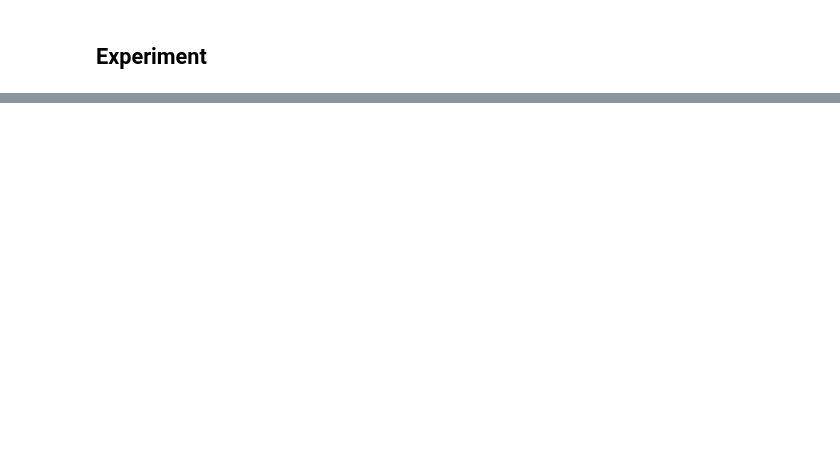
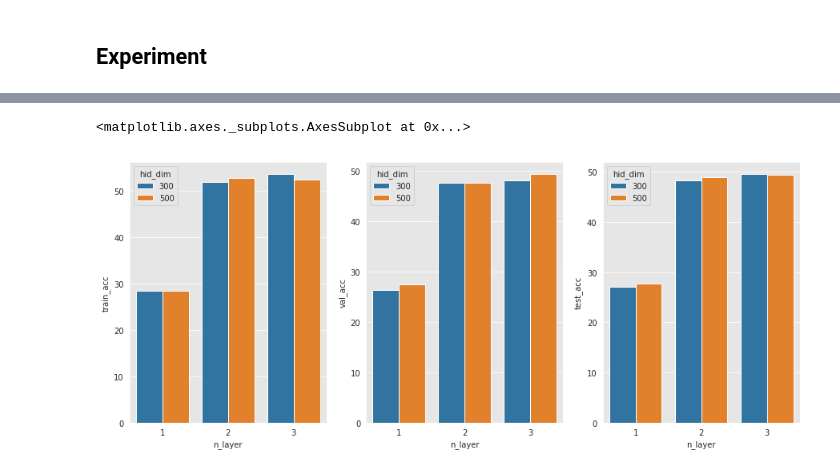
Before and after one commit to heartcored98/Standalone-DeepLearning, a Jupyter notebook: Lec4/Lab6_result_report.ipynb, the cells around one changed output, grey strips where cells are left out. Cells and saved outputs as stored; diff of their text form; code cells hidden in the pictures; blank space fills up the shorter version.

```diff
--- a/Lec4/Lab6_result_report.ipynb
+++ b/Lec4/Lab6_result_report.ipynb
@@ -193,3 +222,30 @@ def experiment(partition, args):
+# %%
+import hashlib
+import json
+from os import listdir
+from os.path import isfile, join
+import pandas as pd
+
+def save_exp_result(setting, result):
+    exp_name = setting['exp_name']
+    hash_key = hashlib.sha1(str(setting).encode()).hexdigest()[:6]
+    filename = './results/{}-{}.json'.format(exp_name, hash_key)
+    result.update(setting)
+    with open(filename, 'w') as f:
+        json.dump(result, f)
+
+
+def load_exp_result(exp_name):
+    dir_path = './results'
+    filenames = [f for f in listdir(dir_path) if isfile(join(dir_path, f)) if '.json' in f]
+    list_result = []
+    for filename in filenames:
+        if exp_name in filename:
+            with open(join(dir_path, filename), 'r') as infile:
+                results = json.load(infile)
+                list_result.append(results)
+    df = pd.DataFrame(list_result) # .drop(columns=[])
+    return df
 # %% [markdown]
 ## Experiment
 # %%
@@ -236,0 +314,16 @@ for var1 in list_var1:
+# %%
+import seaborn as sns
+import matplotlib.pyplot as plt
+
+df = load_exp_result('exp1')
+
+fig, ax = plt.subplots(1, 3)
+fig.set_size_inches(15, 6)
+sns.set_style("darkgrid", {"axes.facecolor": ".9"})
+
+sns.barplot(x='n_layer', y='train_acc', hue='hid_dim', data=df, ax=ax[0])
+sns.barplot(x='n_layer', y='val_acc', hue='hid_dim', data=df, ax=ax[1])
+sns.barplot(x='n_layer', y='test_acc', hue='hid_dim', data=df, ax=ax[2])
+# %% [output]
+<matplotlib.axes._subplots.AxesSubplot at 0x...>
+[figure, added]
```
Also changed, not shown: parts of 10 cells of this notebook.
